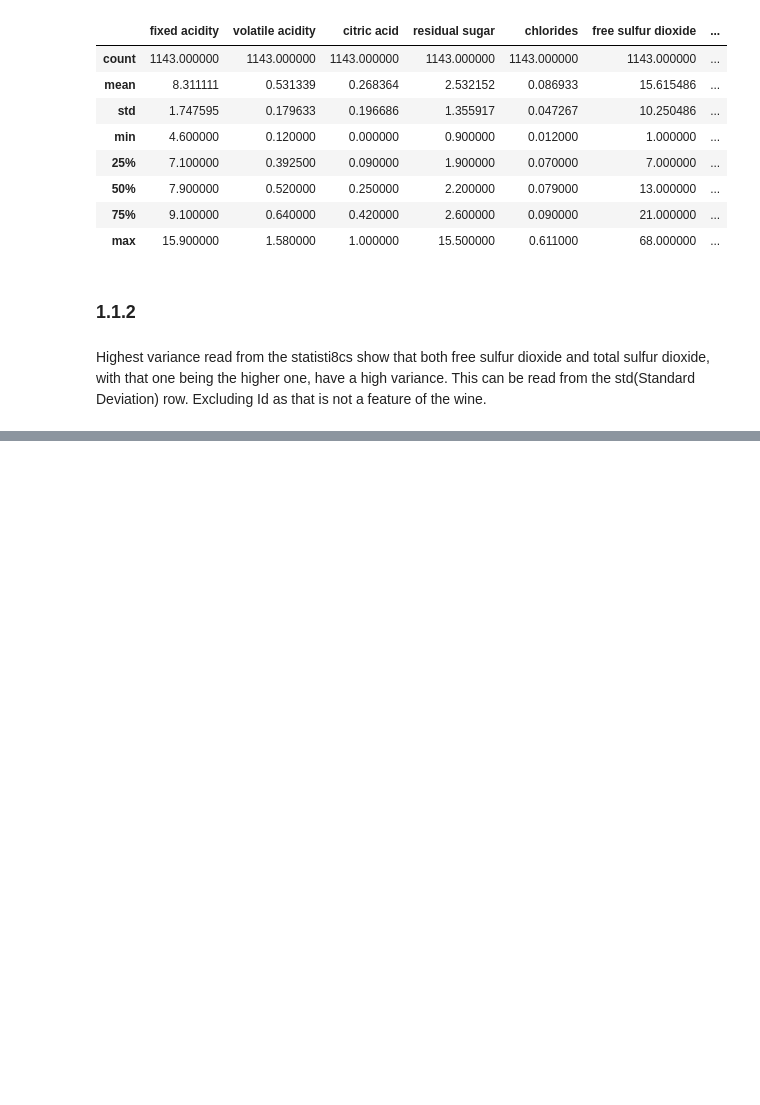
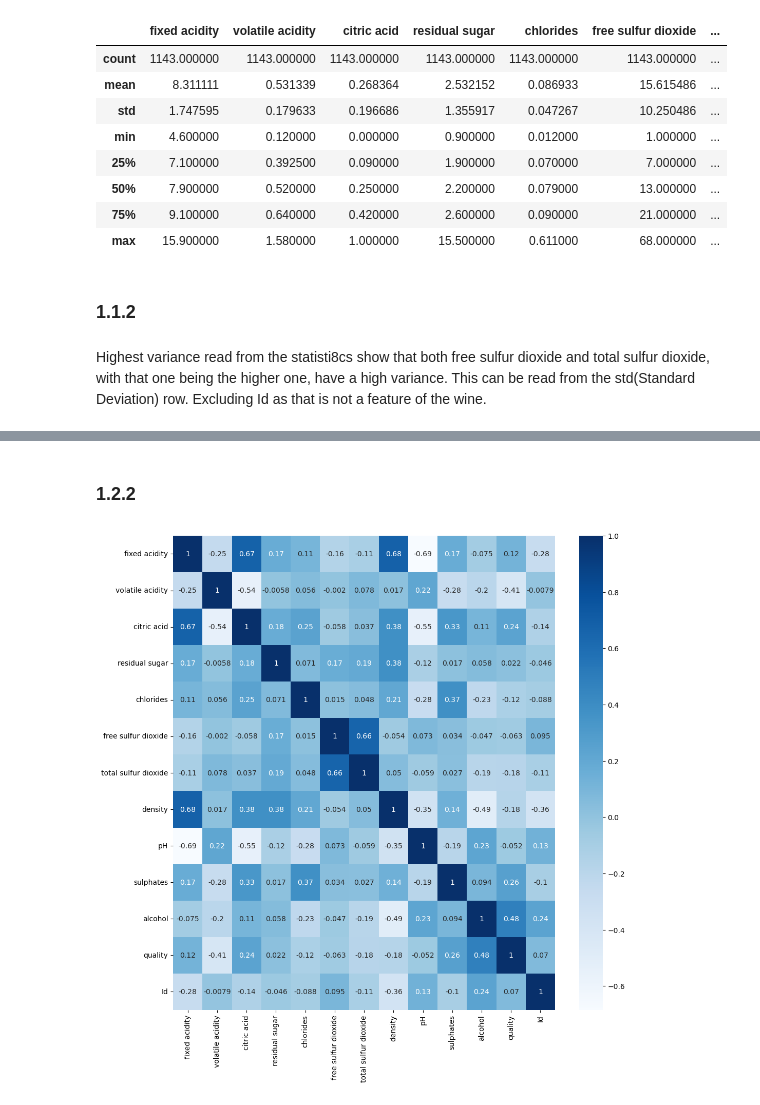
Before and after one commit to lcmolteberg/MachineOblig1, a Jupyter notebook: main.ipynb, the cells around one changed output, grey strips where cells are left out. Cells and saved outputs as stored; diff of their text form; code cells hidden in the pictures; blank space fills up the shorter version.

```diff
--- a/main.ipynb
+++ b/main.ipynb
@@ -9,10 +10,10 @@ import matplotlib.pyplot as plt
 ### 1.1.1
 # %%
 # Reads dataset
-df=pd.read_csv("WineQT.csv")
+wine_df=pd.read_csv("WineQT.csv")
 
 # Prints frist 5 as default
-df.head()
+wine_df.head()
 # %% [output]
 |  | fixed acidity | volatile acidity | citric acid | residual sugar | chlorides | free sulfur dioxide | ... |
 | 0 | 7.4 | 0.70 | 0.00 | 1.9 | 0.076 | 11.0 | ... |
@@ -66,0 +68,3 @@ Highest variance read from the statisti8cs show that both free sulfur dioxide an
+# %%
+winecorr = wine_df.corr()
+winecorr
@@ -66,0 +86,9 @@ Highest variance read from the statisti8cs show that both free sulfur dioxide an
+# %% [markdown]
+### 1.2.2
+# %%
+plt.figure(figsize=(12,12))
+sns.heatmap(winecorr, cmap="Blues", annot=True)
+
+plt.show()
+# %% [output]
+[figure, added]
```
Also changed, not shown: parts of 9 cells of this notebook.
